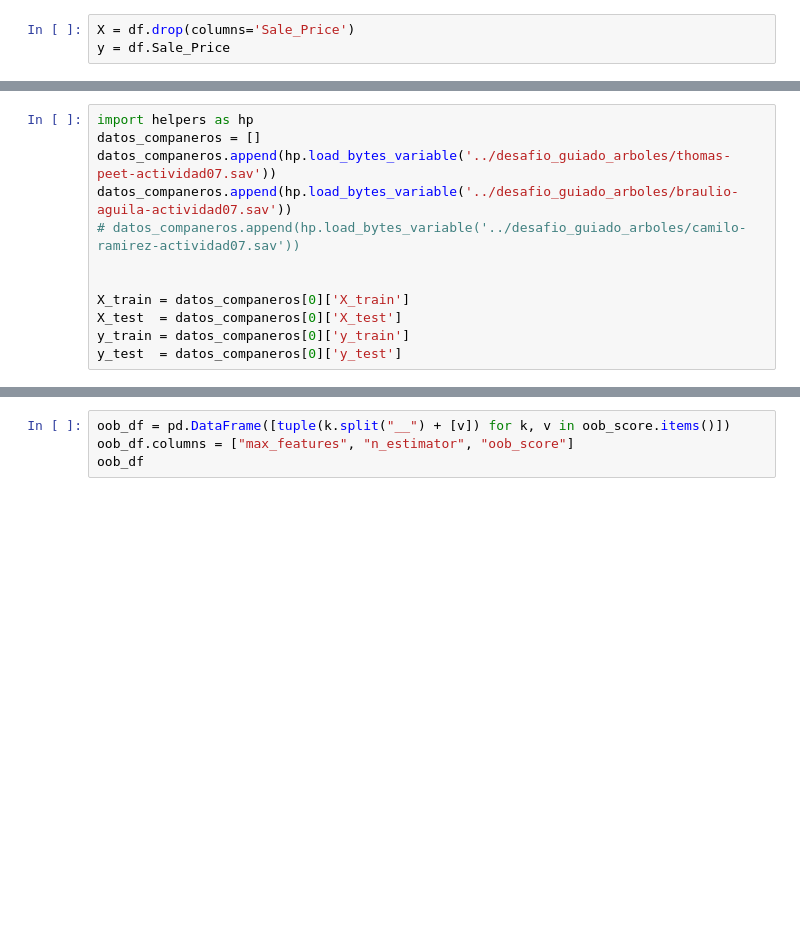
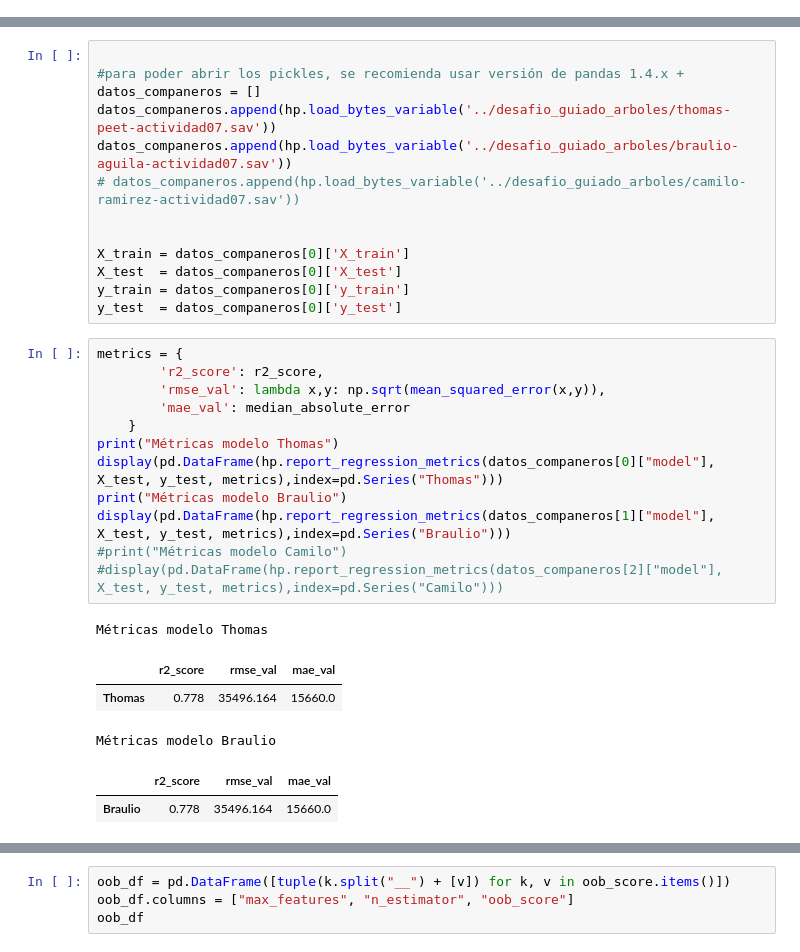
Before and after one commit to tomaspemora/desafio-latam-tareas-BA-TP, a Jupyter notebook: machine_learning/desafio_evaluado_4/desafio_4.ipynb, the cells around one changed output, grey strips where cells are left out. Cells and saved outputs as stored; diff of their text form; blank space fills up the shorter version.

```diff
--- a/machine_learning/desafio_evaluado_4/desafio_4.ipynb
+++ b/machine_learning/desafio_evaluado_4/desafio_4.ipynb
@@ -43,6 +39,3 @@ df
 | 2928 | One_Story_1946_and_Newer_All_Styles | Residential_Low_Density | 77 | 10010 | Pave | No_Alley_Access | Regular | Lvl | AllPub | ... |
 | 2929 | Two_Story_1946_and_Newer | Residential_Low_Density | 74 | 9627 | Pave | No_Alley_Access | Regular | Lvl | AllPub | ... |
 2930 rows × 81 columns
-# %%
-X = df.drop(columns='Sale_Price')
-y = df.Sale_Price
@@ -49,5 +51,6 @@ y = df.Sale_Price
 # %%
-import helpers as hp
+
+#para poder abrir los pickles, se recomienda usar versión de pandas 1.4.x +
 datos_companeros = []
 datos_companeros.append(hp.load_bytes_variable('../desafio_guiado_arboles/thomas-peet-actividad07.sav'))
 datos_companeros.append(hp.load_bytes_variable('../desafio_guiado_arboles/braulio-aguila-actividad07.sav'))
@@ -58,3 +61,22 @@ X_train = datos_companeros[0]['X_train']
 X_test  = datos_companeros[0]['X_test']
 y_train = datos_companeros[0]['y_train']
 y_test  = datos_companeros[0]['y_test']
+# %%
+metrics = {
+        'r2_score': r2_score,
+        'rmse_val': lambda x,y: np.sqrt(mean_squared_error(x,y)),
+        'mae_val': median_absolute_error
+    }
+print("Métricas modelo Thomas")
+display(pd.DataFrame(hp.report_regression_metrics(datos_companeros[0]["model"], X_test, y_test, metrics),index=pd.Series("Thomas")))
+print("Métricas modelo Braulio")
+display(pd.DataFrame(hp.report_regression_metrics(datos_companeros[1]["model"], X_test, y_test, metrics),index=pd.Series("Braulio")))
+#print("Métricas modelo Camilo")
+#display(pd.DataFrame(hp.report_regression_metrics(datos_companeros[2]["model"], X_test, y_test, metrics),index=pd.Series("Camilo")))
+# %% [output]
+Métricas modelo Thomas
+|  | r2_score | rmse_val | mae_val |
+| Thomas | 0.778 | 35496.164 | 15660.0 |
+Métricas modelo Braulio
+|  | r2_score | rmse_val | mae_val |
+| Braulio | 0.778 | 35496.164 | 15660.0 |
```
Also changed, not shown: parts of 23 cells of this notebook, 3 other files.
